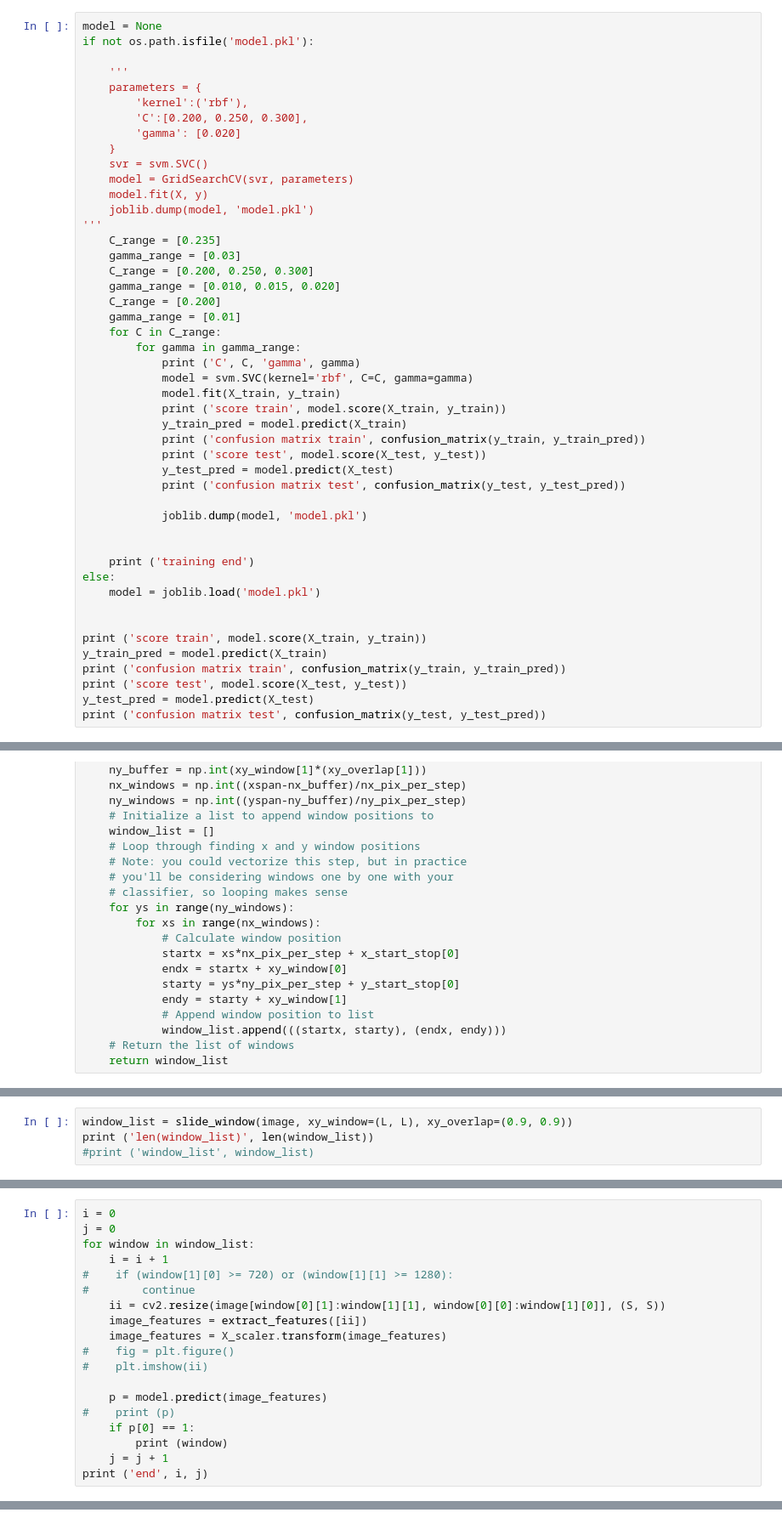
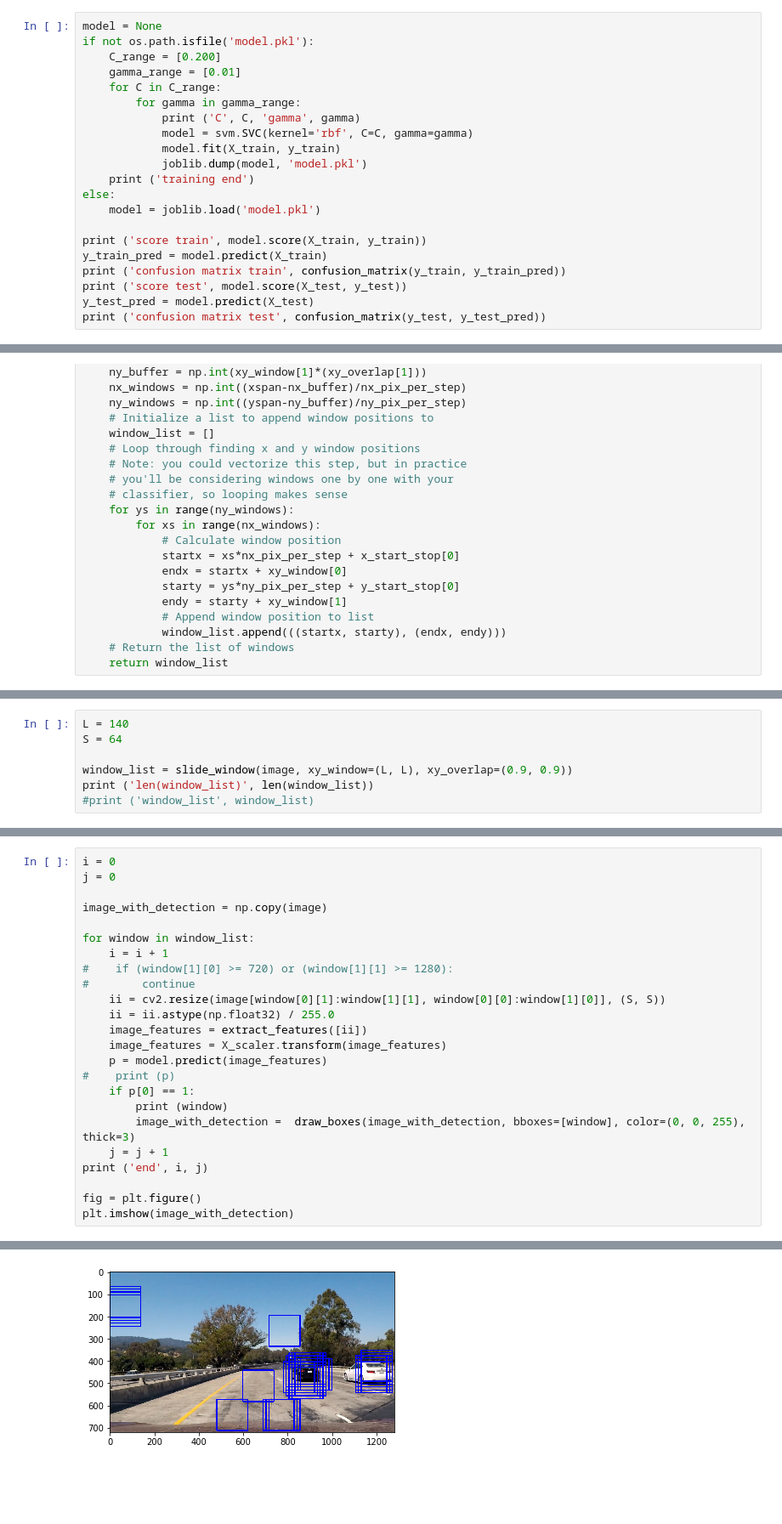
Before and after one commit to shohne/CarND-Vehicle-Detection-Tracking, a Jupyter notebook: P5.ipynb, the cells around one changed output, grey strips where cells are left out. Shown: that part at 85% size. Drawn from its saved outputs; the diff is of its cells as text; blank space fills up the shorter version.

```diff
--- a/P5.ipynb
+++ b/P5.ipynb
@@ -266,22 +209,6 @@ y_test.shape (3552,)
 # %%
 model = None
 if not os.path.isfile('model.pkl'):
-
-    '''
-    parameters = {
-        'kernel':('rbf'),
-        'C':[0.200, 0.250, 0.300],
-        'gamma': [0.020]
-    }
-    svr = svm.SVC()
-    model = GridSearchCV(svr, parameters)
-    model.fit(X, y)
-    joblib.dump(model, 'model.pkl')
-'''
-    C_range = [0.235]
-    gamma_range = [0.03]
-    C_range = [0.200, 0.250, 0.300]
-    gamma_range = [0.010, 0.015, 0.020]
     C_range = [0.200]
     gamma_range = [0.01]
     for C in C_range:
@@ -289,20 +216,10 @@ if not os.path.isfile('model.pkl'):
             print ('C', C, 'gamma', gamma)
             model = svm.SVC(kernel='rbf', C=C, gamma=gamma)
             model.fit(X_train, y_train)
-            print ('score train', model.score(X_train, y_train))
-            y_train_pred = model.predict(X_train)
-            print ('confusion matrix train', confusion_matrix(y_train, y_train_pred))
-            print ('score test', model.score(X_test, y_test))
-            y_test_pred = model.predict(X_test)
-            print ('confusion matrix test', confusion_matrix(y_test, y_test_pred))
-
             joblib.dump(model, 'model.pkl')
-
-
     print ('training end')
 else:
     model = joblib.load('model.pkl')
-
 
 print ('score train', model.score(X_train, y_train))
 y_train_pred = model.predict(X_train)
@@ -470,4 +335,7 @@ p = model.predict(images_features)
 # %%
+L = 140
+S = 64
+
 window_list = slide_window(image, xy_window=(L, L), xy_overlap=(0.9, 0.9))
 print ('len(window_list)', len(window_list))
 #print ('window_list', window_list)
@@ -476,20 +344,25 @@ len(window_list) 885924
 # %%
 i = 0
 j = 0
+
+image_with_detection = np.copy(image)
+
 for window in window_list:
     i = i + 1
 #    if (window[1][0] >= 720) or (window[1][1] >= 1280):
 #        continue
     ii = cv2.resize(image[window[0][1]:window[1][1], window[0][0]:window[1][0]], (S, S))
+    ii = ii.astype(np.float32) / 255.0
     image_features = extract_features([ii])
     image_features = X_scaler.transform(image_features)
-#    fig = plt.figure()
-#    plt.imshow(ii)
-
     p = model.predict(image_features)
 #    print (p)
     if p[0] == 1:
         print (window)
+        image_with_detection =  draw_boxes(image_with_detection, bboxes=[window], color=(0, 0, 255), thick=3)
     j = j + 1
 print ('end', i, j)
+
+fig = plt.figure()
+plt.imshow(image_with_detection)
 # %% [output]
@@ -496,0 +387 @@ print ('end', i, j)
+[figure, added]
```
Also changed, not shown: parts of 17 cells of this notebook, 1 other file.
